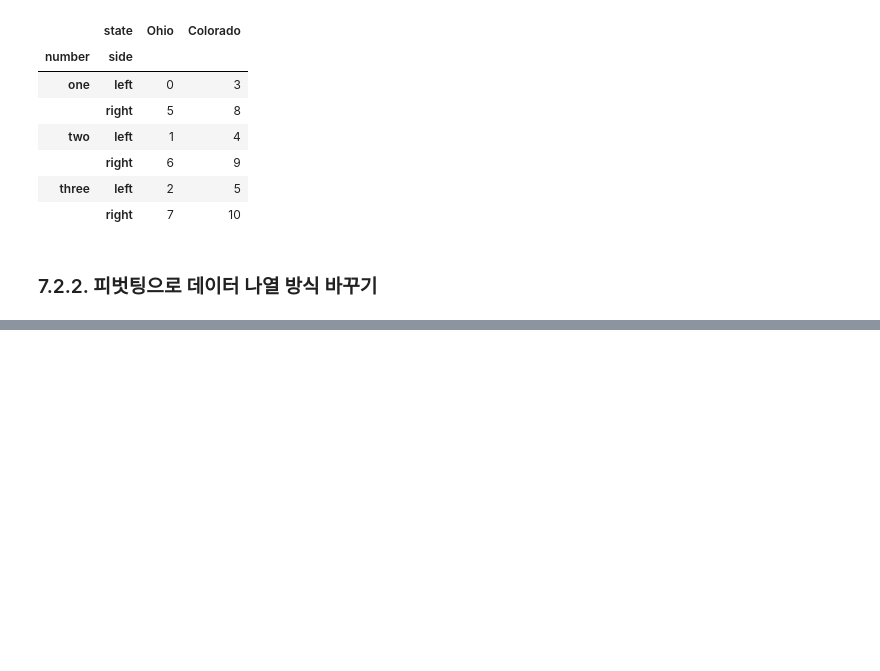
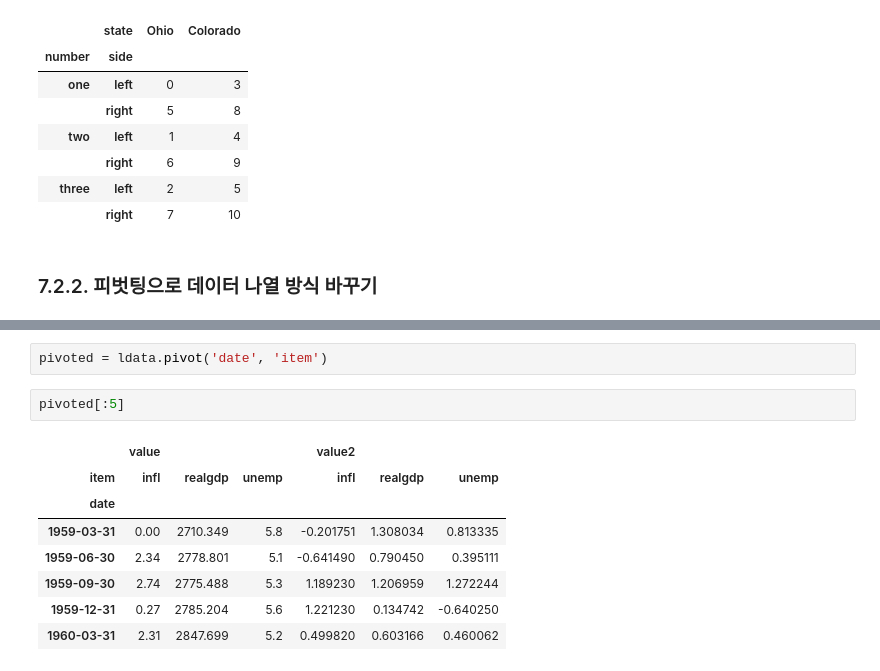
Before and after one commit to tomining/python, a Jupyter notebook: python_for_data_analysis/CH7_PREPARING_DATA.ipynb, the cells around one changed output, grey strips where cells are left out. Saved outputs shown, nothing was run; the diff lists cells and outputs as text; blank space fills up the shorter version.

```diff
--- a/python_for_data_analysis/CH7_PREPARING_DATA.ipynb
+++ b/python_for_data_analysis/CH7_PREPARING_DATA.ipynb
@@ -799,0 +850,13 @@ df.unstack('state').stack('side')
+# %%
+pivoted = ldata.pivot('date', 'item')
+# %%
+pivoted[:5]
+# %% [output]
+|  | value |  |  | value2 |  |  |
+| item | infl | realgdp | unemp | infl | realgdp | unemp |
+| date |  |  |  |  |  |  |
+| 1959-03-31 | 0.00 | 2710.349 | 5.8 | -0.201751 | 1.308034 | 0.813335 |
+| 1959-06-30 | 2.34 | 2778.801 | 5.1 | -0.641490 | 0.790450 | 0.395111 |
+| 1959-09-30 | 2.74 | 2775.488 | 5.3 | 1.189230 | 1.206959 | 1.272244 |
+| 1959-12-31 | 0.27 | 2785.204 | 5.6 | 1.221230 | 0.134742 | -0.640250 |
+| 1960-03-31 | 2.31 | 2847.699 | 5.2 | 0.499820 | 0.603166 | 0.460062 |
```
Also changed, not shown: parts of 173 cells of this notebook, 3 other files.
